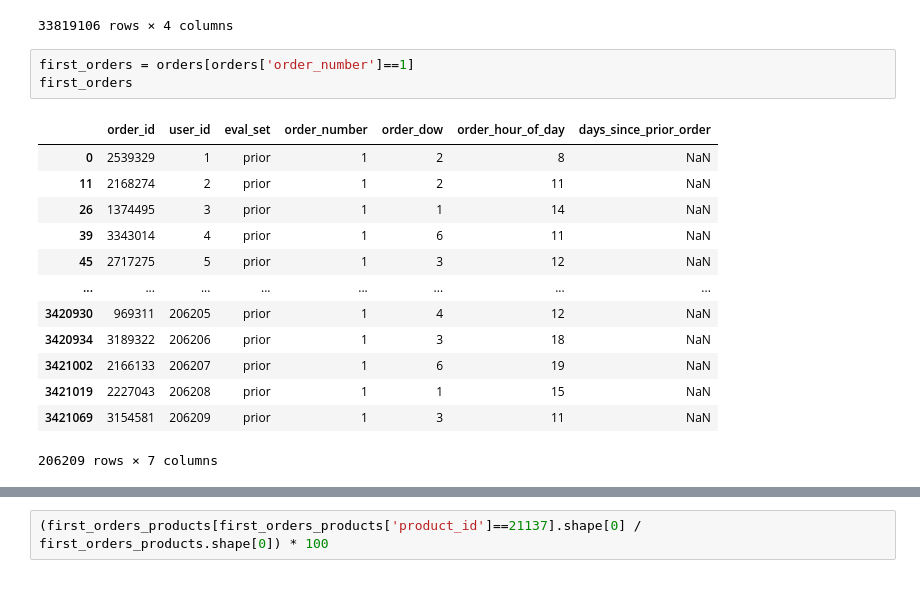
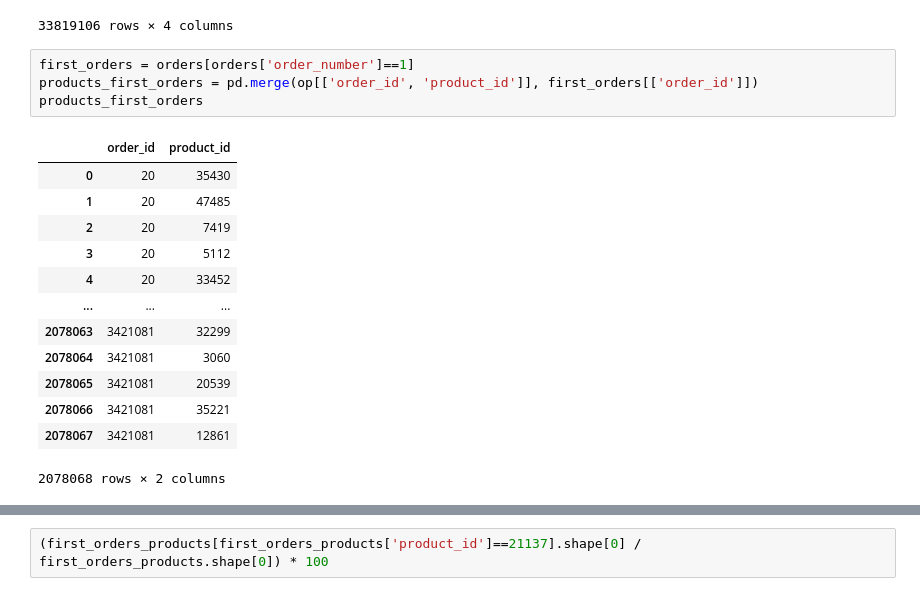
Before and after one commit to d-schneid/binary-tip-classification, a Jupyter notebook: team_07_task_2_submission.ipynb, the cells around one changed output, grey strips where cells are left out. Saved outputs shown, nothing was run; the diff lists cells and outputs as text.

```diff
--- a/team_07_task_2_submission.ipynb
+++ b/team_07_task_2_submission.ipynb
@@ -205,18 +144,19 @@ op
 33819106 rows × 4 columns
 # %%
 first_orders = orders[orders['order_number']==1]
-first_orders
+products_first_orders = pd.merge(op[['order_id', 'product_id']], first_orders[['order_id']])
+products_first_orders
 # %% [output]
-|  | order_id | user_id | eval_set | order_number | order_dow | order_hour_of_day | days_since_prior_order |
-| 0 | 2539329 | 1 | prior | 1 | 2 | 8 | NaN |
-| 11 | 2168274 | 2 | prior | 1 | 2 | 11 | NaN |
-| 26 | 1374495 | 3 | prior | 1 | 1 | 14 | NaN |
-| 39 | 3343014 | 4 | prior | 1 | 6 | 11 | NaN |
-| 45 | 2717275 | 5 | prior | 1 | 3 | 12 | NaN |
-| ... | ... | ... | ... | ... | ... | ... | ... |
-| 3420930 | 969311 | 206205 | prior | 1 | 4 | 12 | NaN |
-| 3420934 | 3189322 | 206206 | prior | 1 | 3 | 18 | NaN |
-| 3421002 | 2166133 | 206207 | prior | 1 | 6 | 19 | NaN |
-| 3421019 | 2227043 | 206208 | prior | 1 | 1 | 15 | NaN |
-| 3421069 | 3154581 | 206209 | prior | 1 | 3 | 11 | NaN |
+|  | order_id | product_id |
+| 0 | 20 | 35430 |
+| 1 | 20 | 47485 |
+| 2 | 20 | 7419 |
+| 3 | 20 | 5112 |
+| 4 | 20 | 33452 |
+| ... | ... | ... |
+| 2078063 | 3421081 | 32299 |
+| 2078064 | 3421081 | 3060 |
+| 2078065 | 3421081 | 20539 |
+| 2078066 | 3421081 | 35221 |
+| 2078067 | 3421081 | 12861 |
-206209 rows × 7 columns
+2078068 rows × 2 columns
```
Also changed, not shown: parts of 27 cells of this notebook.
